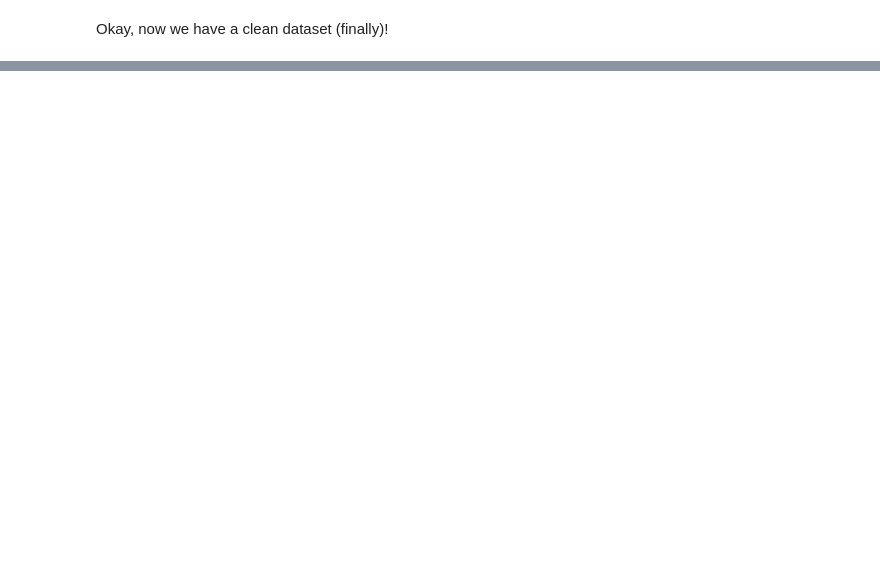
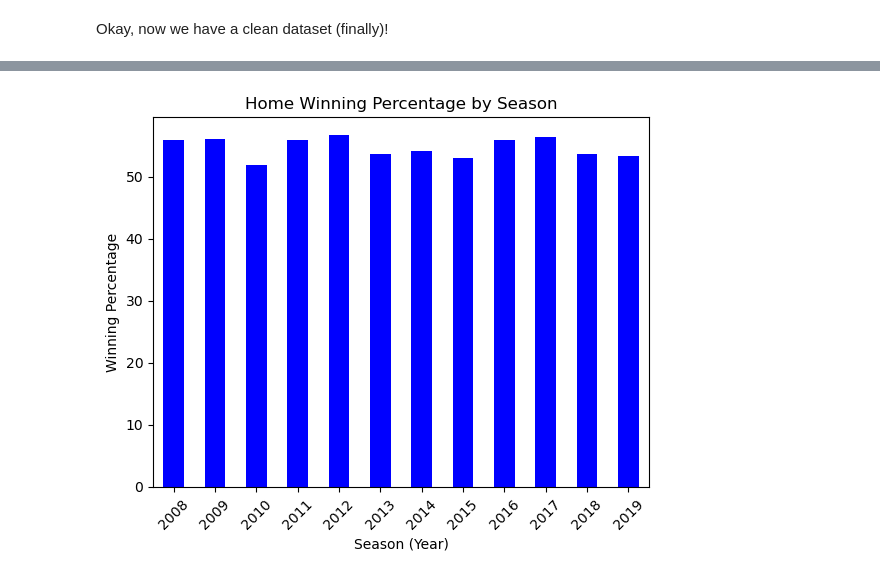
Before and after one commit to markshumka/NHL-Game-Predictor, a Jupyter notebook: Notebooks/Initial_data_upload_and_EDA.ipynb, the cells around one changed output, grey strips where cells are left out. Drawn from its saved outputs; the diff is of its cells as text; code cells hidden in the pictures; blank space fills up the shorter version.

```diff
--- a/Notebooks/Initial_data_upload_and_EDA.ipynb
+++ b/Notebooks/Initial_data_upload_and_EDA.ipynb
@@ -854,0 +938,19 @@ filtered_mp_df.select_dtypes('object').head()
+# %%
+# Step 1: Calculate the home winning percentage by season
+merged_df['won'] = merged_df['won'].astype(int)
+home_winning_percentage_by_season = merged_df[merged_df['home_or_away'] == 'HOME'].groupby('season')['won'].mean() * 100
+
+# Step 2: Create a bar graph with years on the x-axis
+fig, ax = plt.subplots()
+home_winning_percentage_by_season.plot(kind='bar', ax=ax, color='blue')
+
+# Customize the plot
+plt.title('Home Winning Percentage by Season')
+plt.xlabel('Season (Year)')
+plt.ylabel('Winning Percentage')
+plt.xticks(rotation=45)  # Rotate x-axis labels for readability
+
+# Display the plot
+plt.show()
+# %% [output]
+[figure, added]
```
Also changed, not shown: parts of 16 cells of this notebook.
